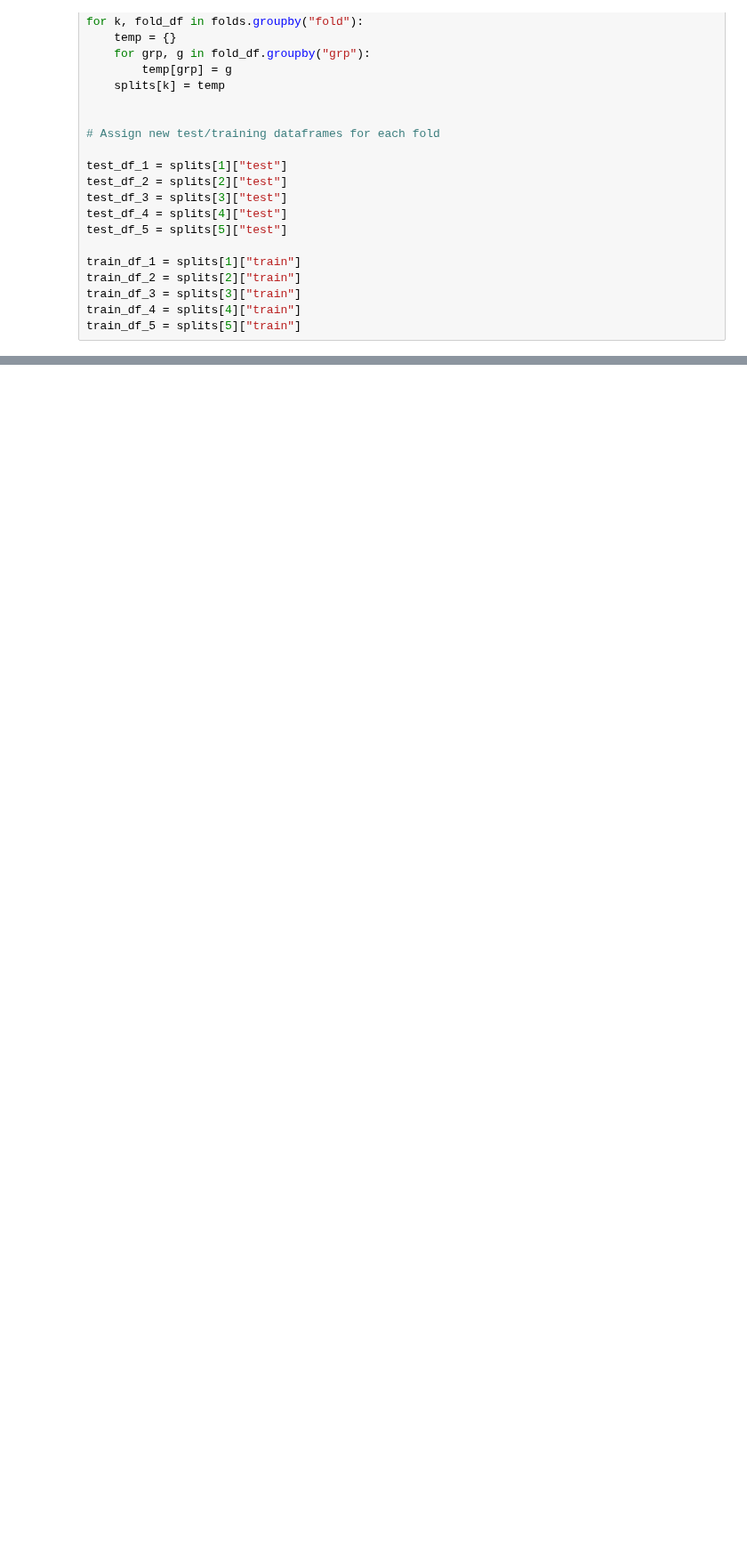
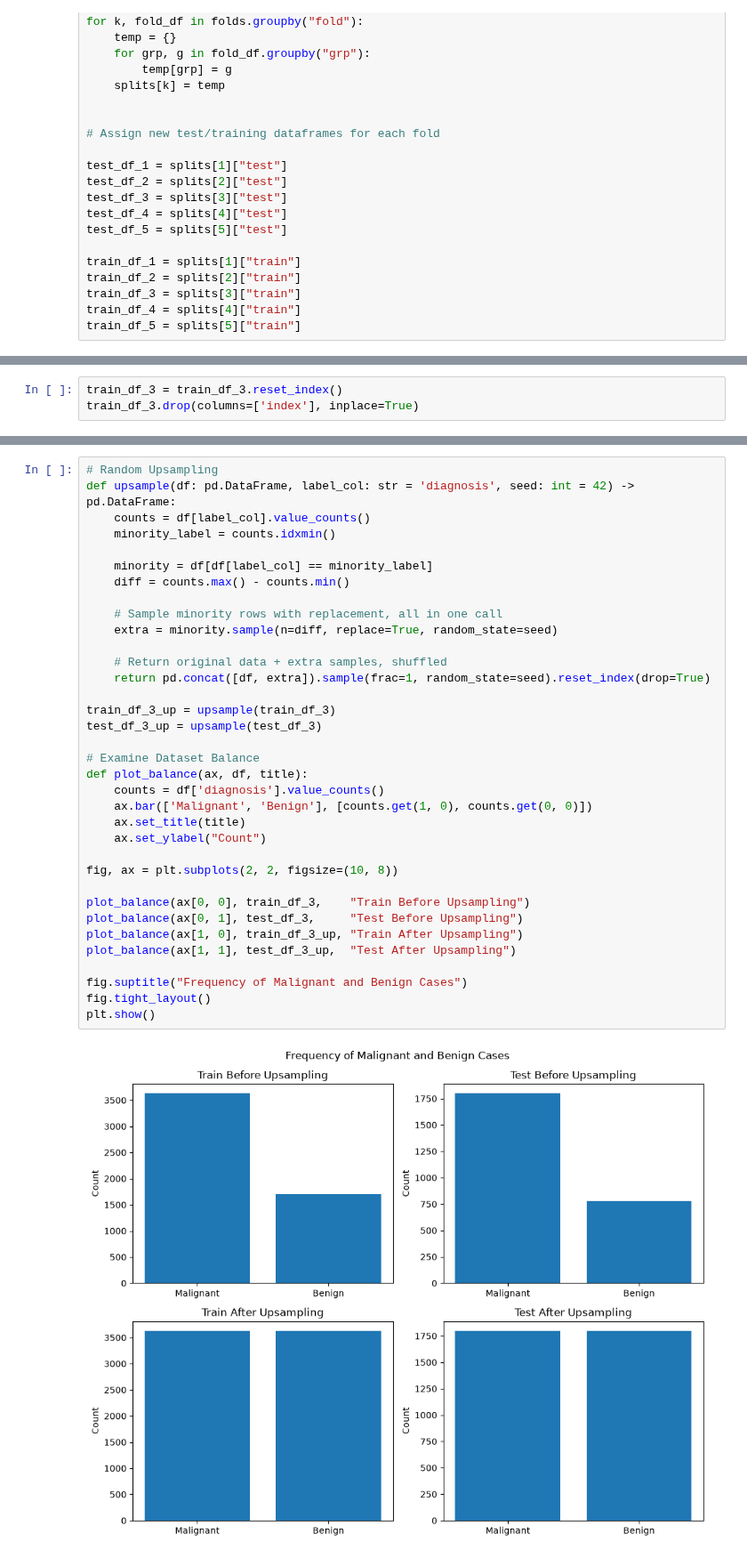
Before and after one commit to gusrutl/BMME575, a Jupyter notebook: notebooks/preprocessing.ipynb, the cells around one changed output, grey strips where cells are left out. Shown at 89% size. Drawn from its saved outputs; the diff is of its cells as text; blank space fills up the shorter version.

Commit message:
Added upsampling functionality

```diff
--- a/notebooks/preprocessing.ipynb
+++ b/notebooks/preprocessing.ipynb
@@ -86,0 +57,3 @@ train_df_1
+# %%
+train_df_3 = train_df_3.reset_index()
+train_df_3.drop(columns=['index'], inplace=True)
@@ -86,0 +76,37 @@ train_df_1
+# %%
+# Random Upsampling
+def upsample(df: pd.DataFrame, label_col: str = 'diagnosis', seed: int = 42) -> pd.DataFrame:
+    counts = df[label_col].value_counts()
+    minority_label = counts.idxmin()
+
+    minority = df[df[label_col] == minority_label]
+    diff = counts.max() - counts.min()
+
+    # Sample minority rows with replacement, all in one call
+    extra = minority.sample(n=diff, replace=True, random_state=seed)
+
+    # Return original data + extra samples, shuffled
+    return pd.concat([df, extra]).sample(frac=1, random_state=seed).reset_index(drop=True)
+
+train_df_3_up = upsample(train_df_3)
+test_df_3_up = upsample(test_df_3)
+
+# Examine Dataset Balance
+def plot_balance(ax, df, title):
+    counts = df['diagnosis'].value_counts()
+    ax.bar(['Malignant', 'Benign'], [counts.get(1, 0), counts.get(0, 0)])
+    ax.set_title(title)
+    ax.set_ylabel("Count")
+
+fig, ax = plt.subplots(2, 2, figsize=(10, 8))
+
+plot_balance(ax[0, 0], train_df_3,    "Train Before Upsampling")
+plot_balance(ax[0, 1], test_df_3,     "Test Before Upsampling")
+plot_balance(ax[1, 0], train_df_3_up, "Train After Upsampling")
+plot_balance(ax[1, 1], test_df_3_up,  "Test After Upsampling")
+
+fig.suptitle("Frequency of Malignant and Benign Cases")
+fig.tight_layout()
+plt.show()
+# %% [output]
+[figure, added]
```
Also changed, not shown: parts of 4 cells of this notebook, 1 other file.
